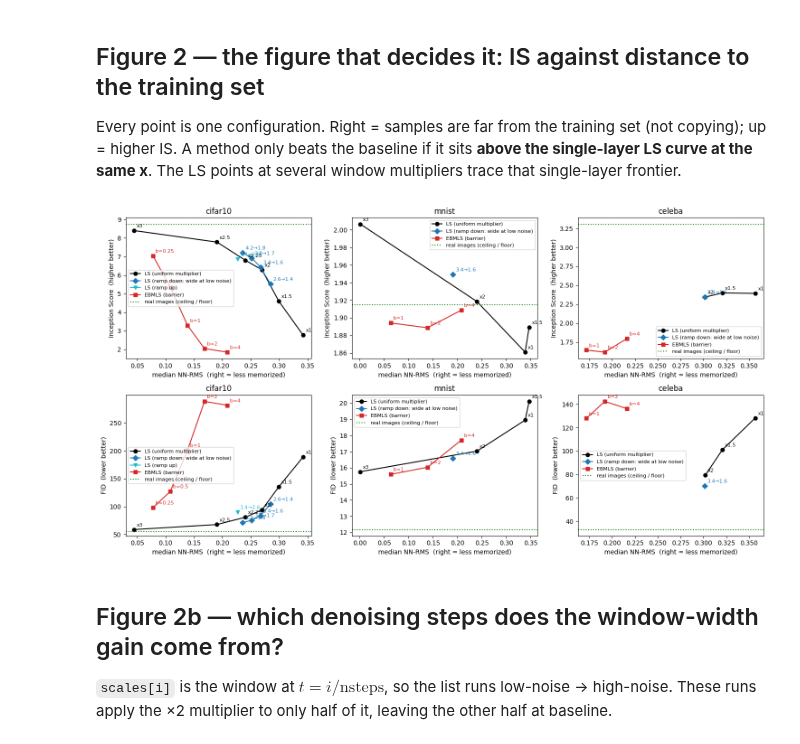
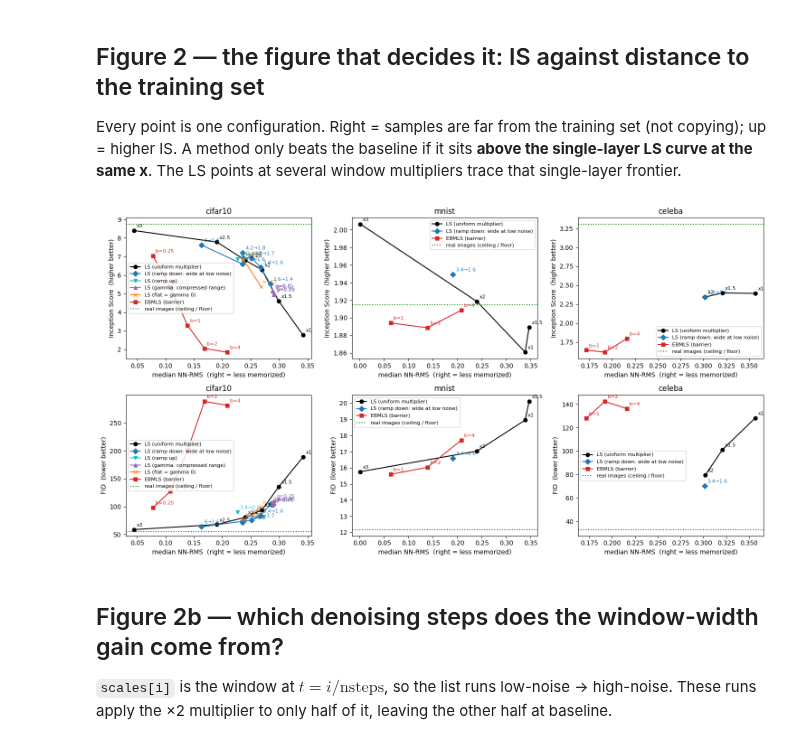
Before and after one commit to henhen724/convolutional_diffusion, a Jupyter notebook: notebooks/mls_entropy_barrier_results.ipynb, the cells around one changed output. Cells and saved outputs as stored; diff of their text form; code cells hidden in the pictures.

```diff
--- a/notebooks/mls_entropy_barrier_results.ipynb
+++ b/notebooks/mls_entropy_barrier_results.ipynb
@@ -61,10 +61,15 @@ for f in sorted(RES.glob('2026-10-2*/*/metrics.json')):
     m['seed'] = 1 if f.parent.name.endswith('seed1') else 0
     half = '' if m.get('mult_half', 'all') in (None, 'all') else f", {m['mult_half']}-noise half only"
     m['hi'] = m.get('scale_multiplier_hi')
-    # A ramped multiplier is a different schedule *shape*, and up- and down-ramps move in
-    # opposite directions, so each is its own family with its own frontier curve.
-    m['family'] = ('LSramp_down' if m['mult'] > m['hi'] else 'LSramp_up') if m['hi'] else m['method']
+    m['flat'], m['gamma'] = m.get('flat_k'), m.get('scale_gamma')
+    # Each schedule *shape* is its own family with its own frontier curve: up- and down-ramps
+    # move in opposite directions, and the flat and gamma runs carry scale_multiplier 1.0 and
+    # 2.0, so without this they would be read as plain uniform runs at those multipliers.
+    m['family'] = ('LSflat' if m['flat'] else 'LSgamma' if m['gamma'] is not None else
+                   ('LSramp_down' if m['mult'] > m['hi'] else 'LSramp_up') if m['hi'] else m['method'])
     m['config'] = ('real images' if m['method'] == 'real' else
+                   f"LS (flat k={m['flat']})" if m['flat'] else
+                   f"LS (gamma {m['gamma']:g} at x{m['mult']:g})" if m['gamma'] is not None else
                    f"LS (ramp x{m['mult']:g}→x{m['hi']:g})" if m['hi'] else
                    ('LS' if m['mult'] == 1.0 else f"LS (windows x{m['mult']:g}{half})") if m['method'] == 'LS' else
                    f"EBMLS barrier {m['barrier']:g}")
@@ -84,7 +89,8 @@ def sel(dataset=None, method=None, family=None, mult=None, seed=0, half='all', s
 
 
 DSETS = [d for d in ['cifar10', 'mnist', 'celeba'] if sel(dataset=d)]
+# cwd=, not `git -C`: the stock Sherlock git is 1.8.3.1 and has no -C.
 print(f'{len(RUNS)} runs over {DSETS}; commit '
-      + subprocess.run(['git', '-C', str(ROOT), 'rev-parse', '--short', 'HEAD'],
+      + subprocess.run(['git', 'rev-parse', '--short', 'HEAD'], cwd=str(ROOT),
                        capture_output=True, text=True).stdout.strip())
 # %% [output]
@@ -97,7 +103,8 @@ spread — with 500 samples it understates run-to-run variation). `NN-RMS` is th
 the nearest training image in normalized pixel units (**higher = less like the training set**);
 `copy` is the fraction of samples within 0.05 RMS of a training image.
 # %%
-ORDER = {'real': 0, 'LS': 1, 'LSramp_down': 2, 'LSramp_up': 3, 'MLS': 4, 'EBMLS': 5}
+ORDER = {'real': 0, 'LS': 1, 'LSramp_down': 2, 'LSramp_up': 3, 'LSgamma': 4, 'LSflat': 5,
+         'MLS': 6, 'EBMLS': 7}
 hdr = (f"{'dataset':8s} {'configuration':24s} {'seed':>4s} {'IS ↑':>14s} {'FID ↓':>7s} "
        f"{'KID ↓':>7s} {'NN-RMS':>7s} {'copy':>6s}")
 print(hdr + '\n' + '-' * len(hdr))
@@ -138,7 +145,7 @@ for ax, d in zip(axes[0], DSETS):
     if eb:
         ax.errorbar([r['barrier'] for r in eb], [r['IS_mean'] for r in eb],
                     yerr=[r['IS_std'] for r in eb], marker='o', capsize=3, c='C3', label='EBMLS')
-    ls = sel(dataset=d, method='LS', mult=1.0)
+    ls = sel(dataset=d, family='LS', mult=1.0)
     if ls:
         ax.axhline(ls[0]['IS_mean'], ls='--', c='k', label=f"LS baseline ({ls[0]['IS_mean']:.2f})")
         ax.axhspan(*(ls[0]['IS_mean'] + np.array([-1, 1]) * ls[0]['IS_std']), color='k', alpha=.08)
@@ -159,31 +166,35 @@ same x**. The LS points at several window multipliers trace that single-layer fr
 # %%
 fig, axes = plt.subplots(2, len(DSETS), figsize=(5 * len(DSETS), 8), squeeze=False)
 for col, d in enumerate(DSETS):
     for row, (ykey, ylab) in enumerate([('IS_mean', 'Inception Score  (higher better)'),
                                         ('FID', 'FID  (lower better)')]):
         ax = axes[row][col]
         for fam, c, mk, lab in [('LS', 'k', 'o-', 'LS (uniform multiplier)'),
                                 ('LSramp_down', 'C0', 'D-', 'LS (ramp down: wide at low noise)'),
                                 ('LSramp_up', 'C9', 'v-', 'LS (ramp up)'),
+                                ('LSgamma', 'C4', '^-', 'LS (gamma: compressed range)'),
+                                ('LSflat', 'C1', 'x-', 'LS (flat = gamma 0)'),
                                 ('EBMLS', 'C3', 's-', 'EBMLS (barrier)')]:
             s = [r for r in sorted(sel(dataset=d, family=fam), key=lambda r: r['nn_rms_median'])
                  if r.get(ykey) is not None]
             if not s:
                 continue
             ax.plot([r['nn_rms_median'] for r in s], [r[ykey] for r in s], mk, c=c, label=lab)
             for r in s:
                 tag = (f"b={r['barrier']:g}" if fam == 'EBMLS' else
+                       f"k={r['flat']}" if r['flat'] else
+                       f"g={r['gamma']:g}" if r['gamma'] is not None else
                        f"{r['mult']:g}→{r['hi']:g}" if r['hi'] else f"x{r['mult']:g}")
                 ax.annotate(tag, (r['nn_rms_median'], r[ykey]), fontsize=8, color=c,
                             xytext=(4, 5), textcoords='offset points')
         rl = sel(dataset=d, method='real')
         if rl and rl[0].get(ykey) is not None:
             ax.axhline(rl[0][ykey], ls=':', c='g', label='real images (ceiling / floor)')
         ax.set_xlabel('median NN-RMS  (right = less memorized)')
         ax.set_ylabel(ylab); ax.set_title(d); ax.legend(fontsize=8)
 fig.tight_layout()
 # %% [output]
-[figure, old version]
+[figure, new version]
 # %% [markdown]
 ## Figure 2b — which denoising steps does the window-width gain come from?
 
```
Also changed, not shown: parts of 8 cells of this notebook, 4 other files.
